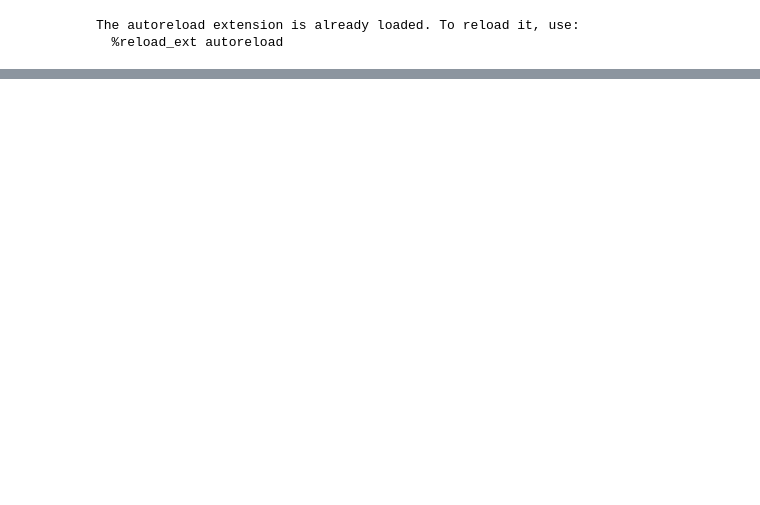
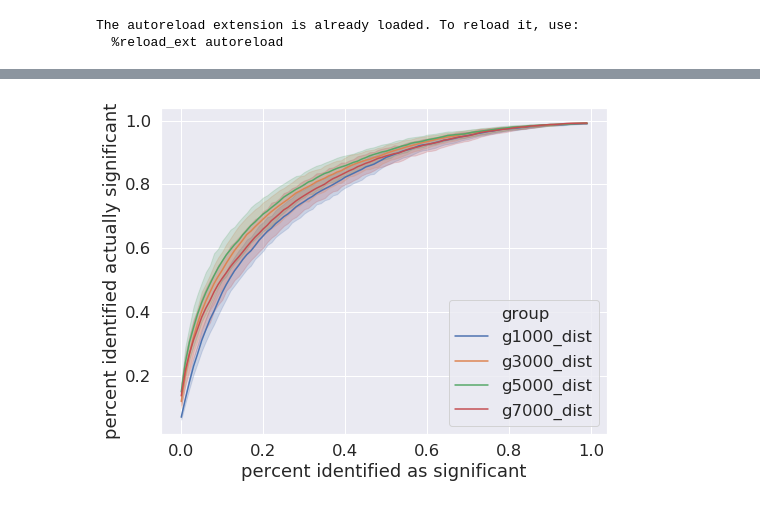
Before and after one commit to psturmfels/cfAD, a Jupyter notebook: notebooks/latentFactorSimulations/NumGenes.ipynb, the cells around one changed output, grey strips where cells are left out. Cells and saved outputs as stored; diff of their text form; code cells hidden in the pictures; blank space fills up the shorter version.

```diff
--- a/notebooks/latentFactorSimulations/NumGenes.ipynb
+++ b/notebooks/latentFactorSimulations/NumGenes.ipynb
@@ -155,0 +155,4 @@ concat_df.to_csv('../../DataFrames/NumGenesDF.csv')
+# %%
+plotIndices(tg_summed, ['g1000_dist', 'g3000_dist', 'g5000_dist', 'g7000_dist'], [3, 7, 11, 15], np.arange(100)/100, ci=95)
+# %% [output]
+[figure, added]
```
Also changed, not shown: parts of 24 cells of this notebook, 8 other files.
